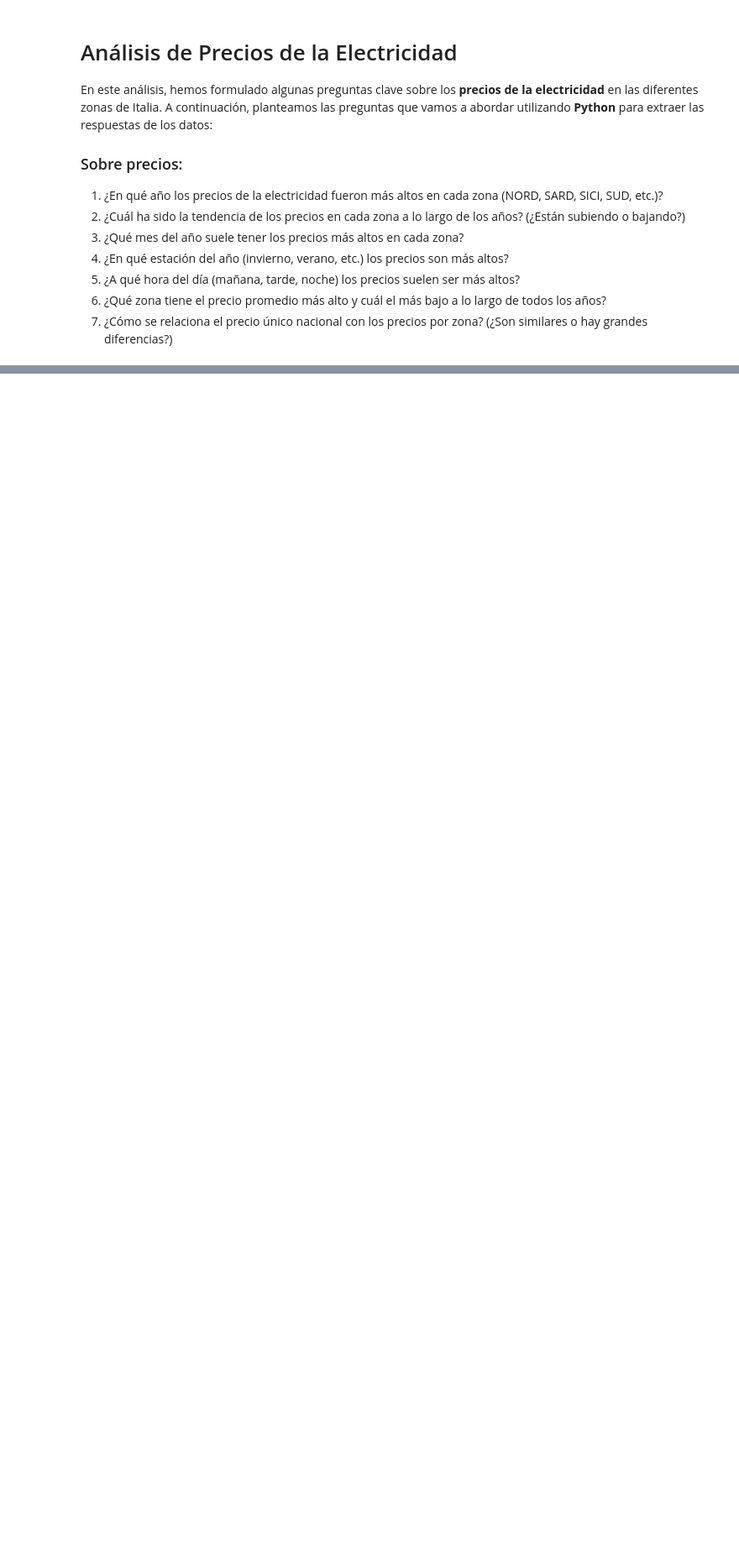
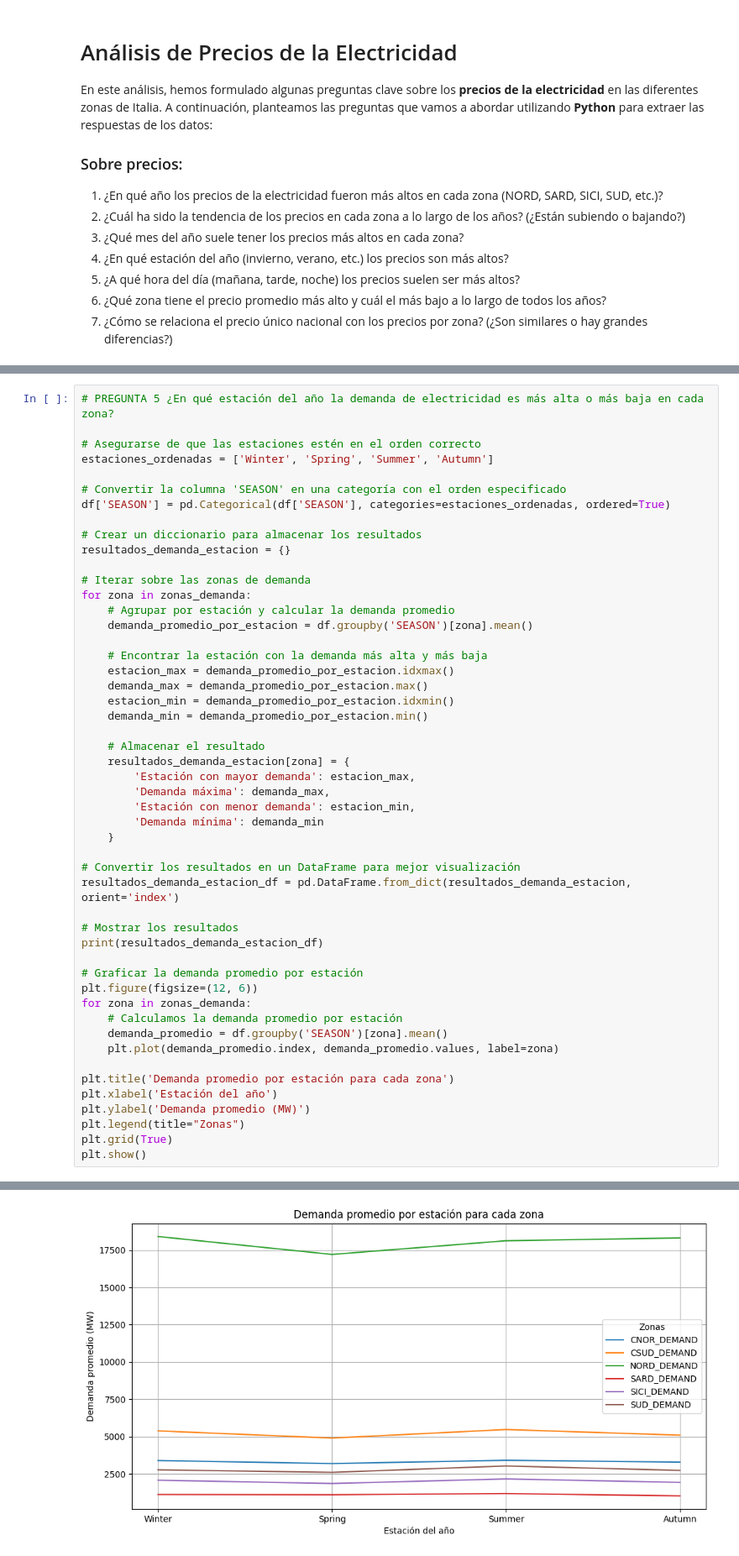
Before and after one commit to geobest7/datatone-escuela-musk-hackathon-datos-mercado-electrico-italiano, a Jupyter notebook: demanda_precio.ipynb, the cells around one changed output, grey strips where cells are left out. Shown at 84% size. Cells and saved outputs as stored; diff of their text form; blank space fills up the shorter version.

```diff
--- a/demanda_precio.ipynb
+++ b/demanda_precio.ipynb
@@ -342,0 +567,51 @@ La zona con la mayor diferencia es SICILY_PRICE con una diferencia de 12.40 €/
+# %%
+# PREGUNTA 5 ¿En qué estación del año la demanda de electricidad es más alta o más baja en cada zona?
+
+# Asegurarse de que las estaciones estén en el orden correcto
+estaciones_ordenadas = ['Winter', 'Spring', 'Summer', 'Autumn']
+
+# Convertir la columna 'SEASON' en una categoría con el orden especificado
+df['SEASON'] = pd.Categorical(df['SEASON'], categories=estaciones_ordenadas, ordered=True)
+
+# Crear un diccionario para almacenar los resultados
+resultados_demanda_estacion = {}
+
+# Iterar sobre las zonas de demanda
+for zona in zonas_demanda:
+    # Agrupar por estación y calcular la demanda promedio
+    demanda_promedio_por_estacion = df.groupby('SEASON')[zona].mean()
+
+    # Encontrar la estación con la demanda más alta y más baja
+    estacion_max = demanda_promedio_por_estacion.idxmax()
+    demanda_max = demanda_promedio_por_estacion.max()
+    estacion_min = demanda_promedio_por_estacion.idxmin()
+    demanda_min = demanda_promedio_por_estacion.min()
+
+    # Almacenar el resultado
+    resultados_demanda_estacion[zona] = {
+        'Estación con mayor demanda': estacion_max,
+        'Demanda máxima': demanda_max,
+        'Estación con menor demanda': estacion_min,
+        'Demanda mínima': demanda_min
+    }
+
+# Convertir los resultados en un DataFrame para mejor visualización
+resultados_demanda_estacion_df = pd.DataFrame.from_dict(resultados_demanda_estacion, orient='index')
+
+# Mostrar los resultados
+print(resultados_demanda_estacion_df)
+
+# Graficar la demanda promedio por estación
+plt.figure(figsize=(12, 6))
+for zona in zonas_demanda:
+    # Calculamos la demanda promedio por estación
+    demanda_promedio = df.groupby('SEASON')[zona].mean()
+    plt.plot(demanda_promedio.index, demanda_promedio.values, label=zona)
+
+plt.title('Demanda promedio por estación para cada zona')
+plt.xlabel('Estación del año')
+plt.ylabel('Demanda promedio (MW)')
+plt.legend(title="Zonas")
+plt.grid(True)
+plt.show()
+# %% [output]
@@ -342,0 +633 @@ La zona con la mayor diferencia es SICILY_PRICE con una diferencia de 12.40 €/
+[figure, added]
```
Also changed, not shown: parts of 21 cells of this notebook, 2 other files.
